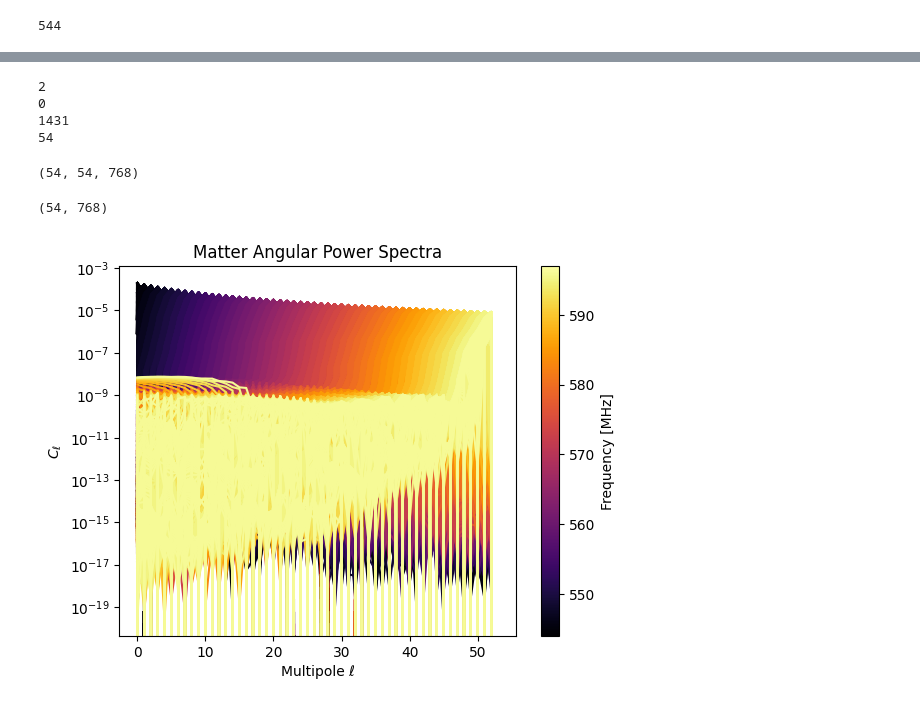
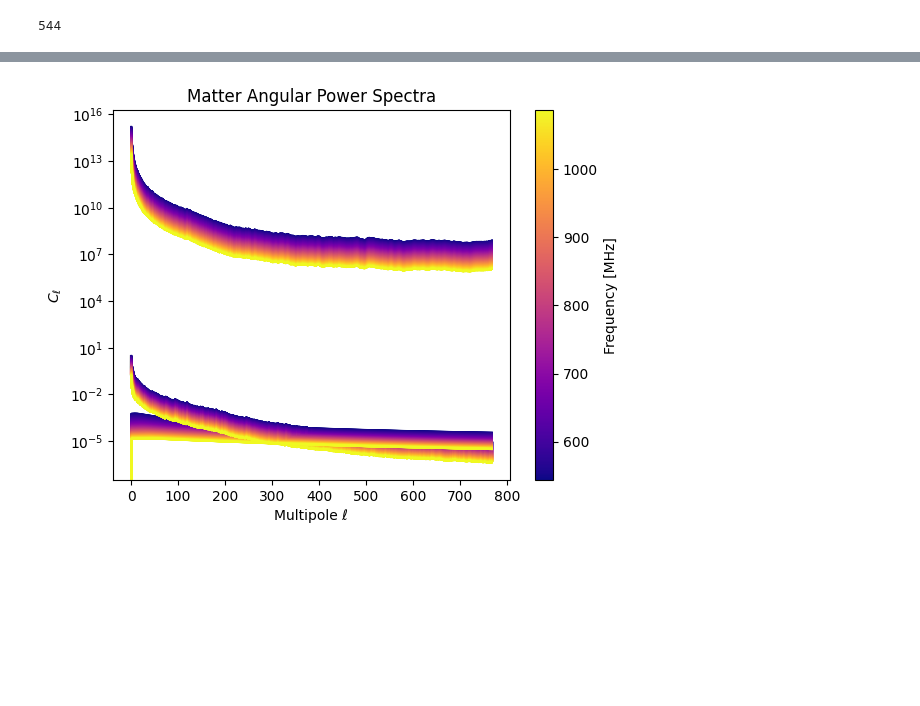
Before and after one commit to urwa99/MASS_Thesis, a Jupyter notebook: HI/HI_sims.ipynb, the cells around one changed output, grey strips where cells are left out. Saved outputs shown, nothing was run; the diff lists cells and outputs as text; code cells hidden in the pictures; blank space fills up the shorter version.

Commit message:
only computing uncorr matter power spectra

```diff
--- a/HI/HI_sims.ipynb
+++ b/HI/HI_sims.ipynb
@@ -180,2 +156,31 @@ def compute_matter_cls(z_i:float, z_f: float, nfreqs: int, lmax:int):
-# %%
-shells, cls_h=compute_matter_cls(z_i,z_f, nfreqs, lmax)
+# %%
+def compute_matter_cls(z_i:float, z_f: float, nfreq: int, lmax:int):
+    """
+    Compute the matter angular power spectrum using CAMB without correlations between shells.
+
+    Parameters:
+    z_i (float): Initial redshift.
+    z_f (float): Final redshift.
+    nfreqs (int): Number of frequency channels.
+    lmax (int): Maximum multipole.
+
+    Returns:
+    cls: Angular power spectrum
+    """
+    zb=glass.redshift_grid(z_i, z_f, num=nfreq)
+
+    # triangular radial windows, equivalent to linear interpolation of n(z)
+    shells = glass.linear_windows(zb, dz=0.1*(z_f-z_i)/nfreq)
+
+    cli = np.zeros((len(shells), lmax + 1))
+
+    for i in range(len(shells)):
+        # Compute angular power spectrum from just one shell
+        print ("processing spectra %d" % i)
+        cls_i = glass.ext.camb.matter_cls(pars, lmax, [shells[i]])
+        cli[i, :] = cls_i[0]  # This is Cl^i
+
+    return shells, cli
+# %%
+shells_i, cls_hi=compute_matter_cls(z_i,z_f, nfreqs, lmax)
+print(len(cls_hi))
@@ -192,56 +201,27 @@ cls_h size: 1431
-# %%
-idx= glass.spectra_indices(len(shells))
-x,y=idx[5]
-print(x)
-print(y)
-print(len(idx))
-print(nfreqs//10)
-# %% [output]
-2
-0
-1431
-54
-# %%
-# Initialize the array to store the full spectra
-cls_full = np.zeros((nfreqs//10, nfreqs//10, lmax + 1))
-
-# Loop over index pairs (i, j)
-for pair in idx:
-    i, j = pair  # unpack the pair
-    cl_ij = glass.getcl(cls_h, i, j)  # get the C_l^{ij} spectrum
-    cls_full[i, j, :] = cl_ij
-    if i != j:
-        cls_full[j, i, :] = cl_ij  # fill the symmetric entry
-
-print(cls_full.shape)
-# %% [output]
-(54, 54, 768)
-# %%
-cls_f= cls_full[0,:,:]
-print(cls_f.shape)
-# %% [output]
-(54, 768)
 # %%
 # Normalize for colormap
-cmap = plt.get_cmap('inferno')
-norm = plt.Normalize(freqs[:len(freqs)//10].min(), freqs[:len(freqs)//10].max())
+cmaps = plt.get_cmap('plasma')
+norm = plt.Normalize(freqs.min(), freqs.max())
 
 fig, ax = plt.subplots()
 
-for i, f in enumerate(freqs[:len(freqs)//10]):
-    ax.plot(cls_full[i], color=cmap(norm(f)))
+for i, f in enumerate(freqs[:-1]):
+    ax.plot(cls_hi[i], color=cmap(norm(f)))
+    ax.plot(cl_sync[i,:], color=cmap(norm(f))) #top spectra
+
+    ax.plot(cl_ff[i,:], color=cmap(norm(f)))
 
 # Colorbar
 sm = plt.cm.ScalarMappable(cmap=cmap, norm=norm)
 sm.set_array([])  # dummy for older matplotlib versions
 cbar = fig.colorbar(sm, ax=ax)
 cbar.set_label('Frequency [MHz]')
 
 ax.set_yscale('log')
 ax.set_xlabel('Multipole ℓ')
 ax.set_ylabel(r'$C_\ell$')
 ax.set_title('Matter Angular Power Spectra')
 
 plt.show()
 # %% [output]
-[figure, old version]
+[figure, new version]
```
Also changed, not shown: parts of 24 cells of this notebook.
